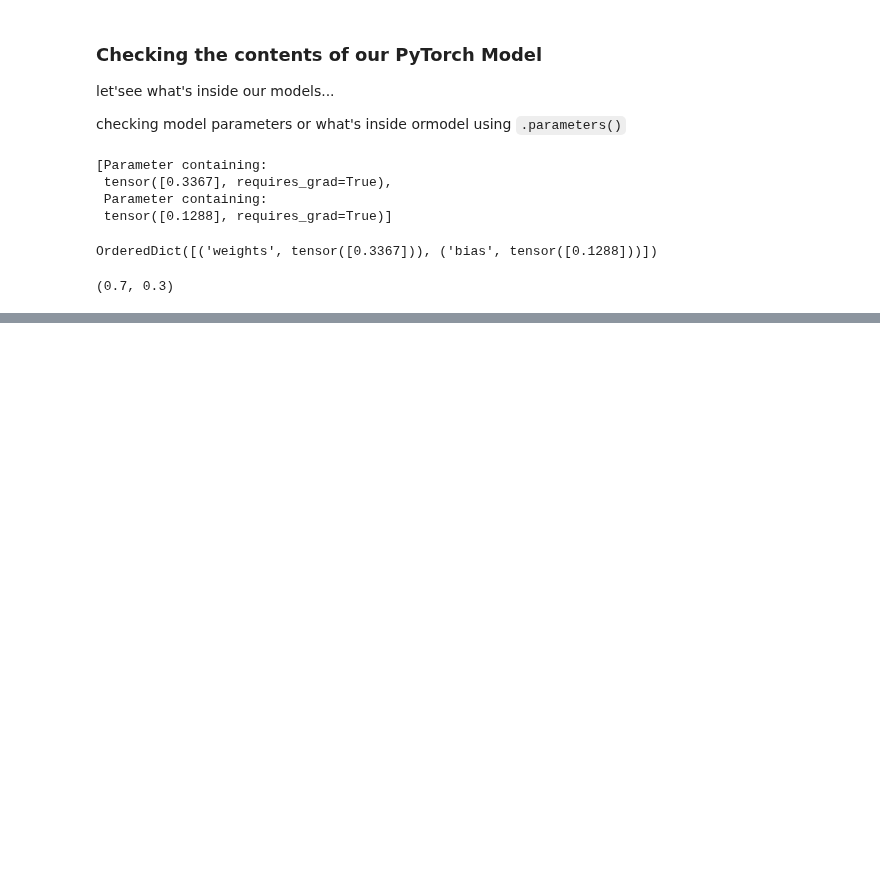
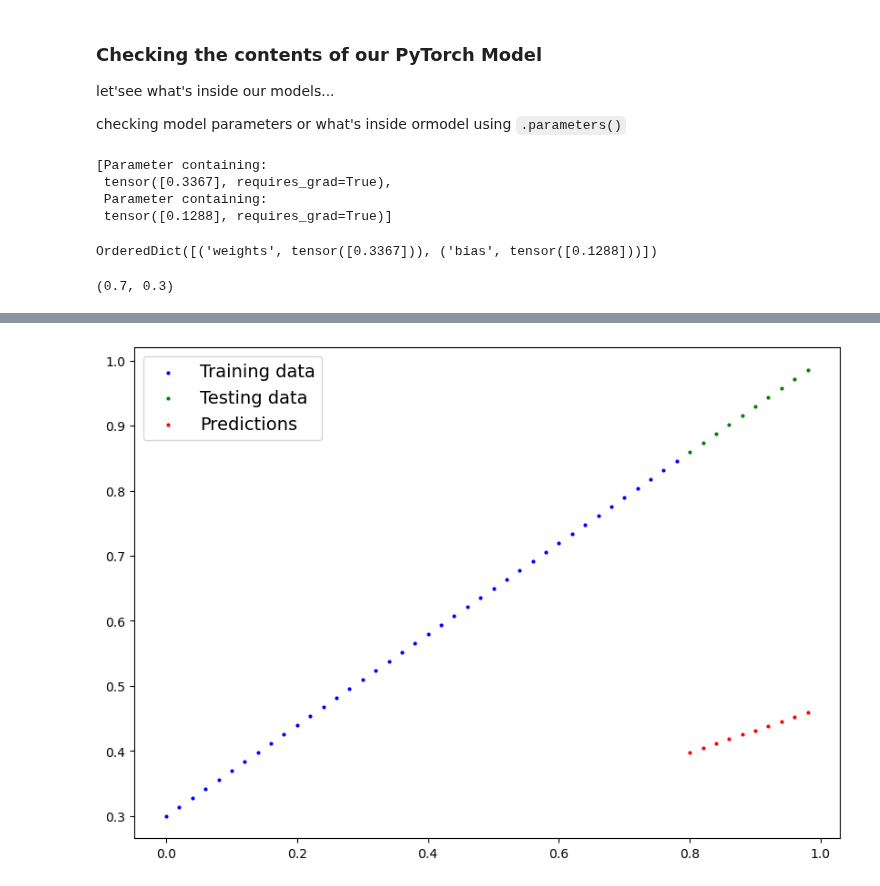
Before and after one commit to Rumit95/Pytorch-for-DL, a Jupyter notebook: pytorch-01-workflow.ipynb, the cells around one changed output, grey strips where cells are left out. Cells and saved outputs as stored; diff of their text form; code cells hidden in the pictures; blank space fills up the shorter version.

```diff
--- a/pytorch-01-workflow.ipynb
+++ b/pytorch-01-workflow.ipynb
@@ -107,7 +107,7 @@ def plot_predictions(train_data=X_train,
                     train_labels=y_train,
                     test_data=X_test,
                     test_labels=y_test,
-                    predictions=None):
+                    predictions=torch.Tensor()):
     """
     Plots Training and Testing data as well as compares predictions
     """
@@ -120,7 +120,7 @@ def plot_predictions(train_data=X_train,
     plt.scatter(test_data, test_labels, c="g", s=4, label="Testing data")
 
     # Plot Predictions if exist
-    if predictions:
+    if predictions.numel():
         plt.scatter(test_data, predictions, c="r", s=4, label="Predictions")
 
     # Show the legend
@@ -200,0 +220,10 @@ weight,bias
+# %%
+# Make predcitons using model
+with torch.inference_mode():
+    y_pred = model_0(X_test)
+
+# Similar but worse than inference hence not prefered
+'''with torch.no_grad():
+    y_pred = model_0(X_test)'''
+
+print(y_pred)
@@ -200,0 +241,4 @@ weight,bias
+# %%
+plot_predictions(predictions=y_pred)
+# %% [output]
+[figure, added]
```
Also changed, not shown: parts of 4 cells of this notebook.
